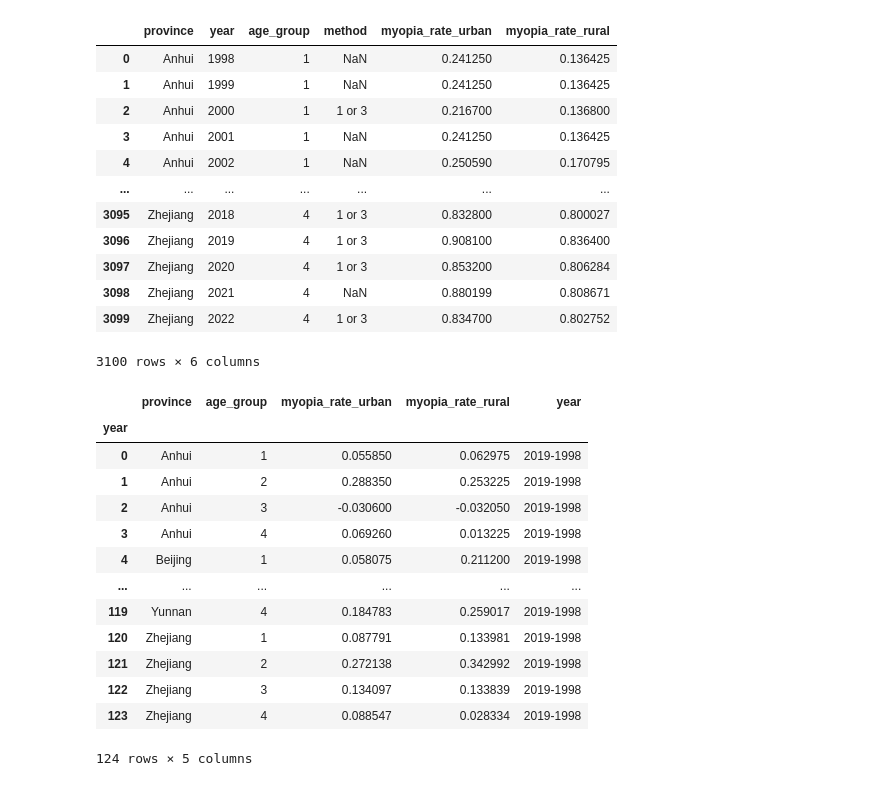
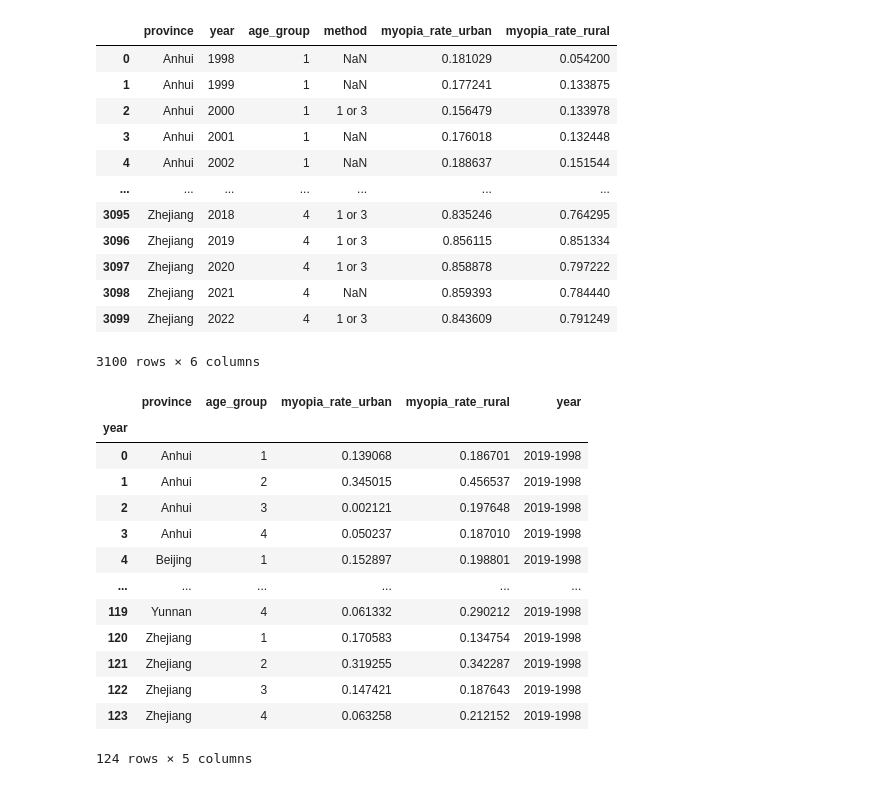
Before and after one commit to feng-li/myopia, a Jupyter notebook: projects/map/Map-plots.ipynb, the cells around one changed output. Cells and saved outputs as stored; diff of their text form; code cells hidden in the pictures.

```diff
--- a/projects/map/Map-plots.ipynb
+++ b/projects/map/Map-plots.ipynb
@@ -100,21 +100,21 @@ def mapplot(df,year,color_range):
         time.sleep(1)
         center_crop_image(str(year)+"年中国各省年龄段"+str(i+1)+"农村近视率.png", str(year)+"年中国各省年龄段"+str(i+1)+"农村近视率.png", 1200, 900)
 # %%
-df = pd.read_csv("data_interpolated_by_nearest_year_and province.csv")
+df = pd.read_csv("../data_interpolation/data_interpolated_by_nearest_year_and province.csv")
 df
 # %% [output]
 |  | province | year | age_group | method | myopia_rate_urban | myopia_rate_rural |
-| 0 | Anhui | 1998 | 1 | NaN | 0.241250 | 0.136425 |
-| 1 | Anhui | 1999 | 1 | NaN | 0.241250 | 0.136425 |
-| 2 | Anhui | 2000 | 1 | 1 or 3 | 0.216700 | 0.136800 |
-| 3 | Anhui | 2001 | 1 | NaN | 0.241250 | 0.136425 |
-| 4 | Anhui | 2002 | 1 | NaN | 0.250590 | 0.170795 |
+| 0 | Anhui | 1998 | 1 | NaN | 0.181029 | 0.054200 |
+| 1 | Anhui | 1999 | 1 | NaN | 0.177241 | 0.133875 |
+| 2 | Anhui | 2000 | 1 | 1 or 3 | 0.156479 | 0.133978 |
+| 3 | Anhui | 2001 | 1 | NaN | 0.176018 | 0.132448 |
+| 4 | Anhui | 2002 | 1 | NaN | 0.188637 | 0.151544 |
 | ... | ... | ... | ... | ... | ... | ... |
-| 3095 | Zhejiang | 2018 | 4 | 1 or 3 | 0.832800 | 0.800027 |
-| 3096 | Zhejiang | 2019 | 4 | 1 or 3 | 0.908100 | 0.836400 |
-| 3097 | Zhejiang | 2020 | 4 | 1 or 3 | 0.853200 | 0.806284 |
-| 3098 | Zhejiang | 2021 | 4 | NaN | 0.880199 | 0.808671 |
-| 3099 | Zhejiang | 2022 | 4 | 1 or 3 | 0.834700 | 0.802752 |
+| 3095 | Zhejiang | 2018 | 4 | 1 or 3 | 0.835246 | 0.764295 |
+| 3096 | Zhejiang | 2019 | 4 | 1 or 3 | 0.856115 | 0.851334 |
+| 3097 | Zhejiang | 2020 | 4 | 1 or 3 | 0.858878 | 0.797222 |
+| 3098 | Zhejiang | 2021 | 4 | NaN | 0.859393 | 0.784440 |
+| 3099 | Zhejiang | 2022 | 4 | 1 or 3 | 0.843609 | 0.791249 |
 3100 rows × 6 columns
 # %%
 color_range=['#467da7','#9fa0c1','#fbc5dd','#c392c7','#8d60b2']
@@ -145,17 +145,17 @@ result_df
 # %% [output]
 |  | province | age_group | myopia_rate_urban | myopia_rate_rural | year |
 | year |  |  |  |  |  |
-| 0 | Anhui | 1 | 0.055850 | 0.062975 | 2019-1998 |
-| 1 | Anhui | 2 | 0.288350 | 0.253225 | 2019-1998 |
-| 2 | Anhui | 3 | -0.030600 | -0.032050 | 2019-1998 |
-| 3 | Anhui | 4 | 0.069260 | 0.013225 | 2019-1998 |
-| 4 | Beijing | 1 | 0.058075 | 0.211200 | 2019-1998 |
+| 0 | Anhui | 1 | 0.139068 | 0.186701 | 2019-1998 |
+| 1 | Anhui | 2 | 0.345015 | 0.456537 | 2019-1998 |
+| 2 | Anhui | 3 | 0.002121 | 0.197648 | 2019-1998 |
+| 3 | Anhui | 4 | 0.050237 | 0.187010 | 2019-1998 |
+| 4 | Beijing | 1 | 0.152897 | 0.198801 | 2019-1998 |
 | ... | ... | ... | ... | ... | ... |
-| 119 | Yunnan | 4 | 0.184783 | 0.259017 | 2019-1998 |
-| 120 | Zhejiang | 1 | 0.087791 | 0.133981 | 2019-1998 |
-| 121 | Zhejiang | 2 | 0.272138 | 0.342992 | 2019-1998 |
-| 122 | Zhejiang | 3 | 0.134097 | 0.133839 | 2019-1998 |
-| 123 | Zhejiang | 4 | 0.088547 | 0.028334 | 2019-1998 |
+| 119 | Yunnan | 4 | 0.061332 | 0.290212 | 2019-1998 |
+| 120 | Zhejiang | 1 | 0.170583 | 0.134754 | 2019-1998 |
+| 121 | Zhejiang | 2 | 0.319255 | 0.342287 | 2019-1998 |
+| 122 | Zhejiang | 3 | 0.147421 | 0.187643 | 2019-1998 |
+| 123 | Zhejiang | 4 | 0.063258 | 0.212152 | 2019-1998 |
 124 rows × 5 columns
 # %%
 mapplot(result_df,'2019-1998',color_range)
```
Also changed, not shown: parts of 6 cells of this notebook.
